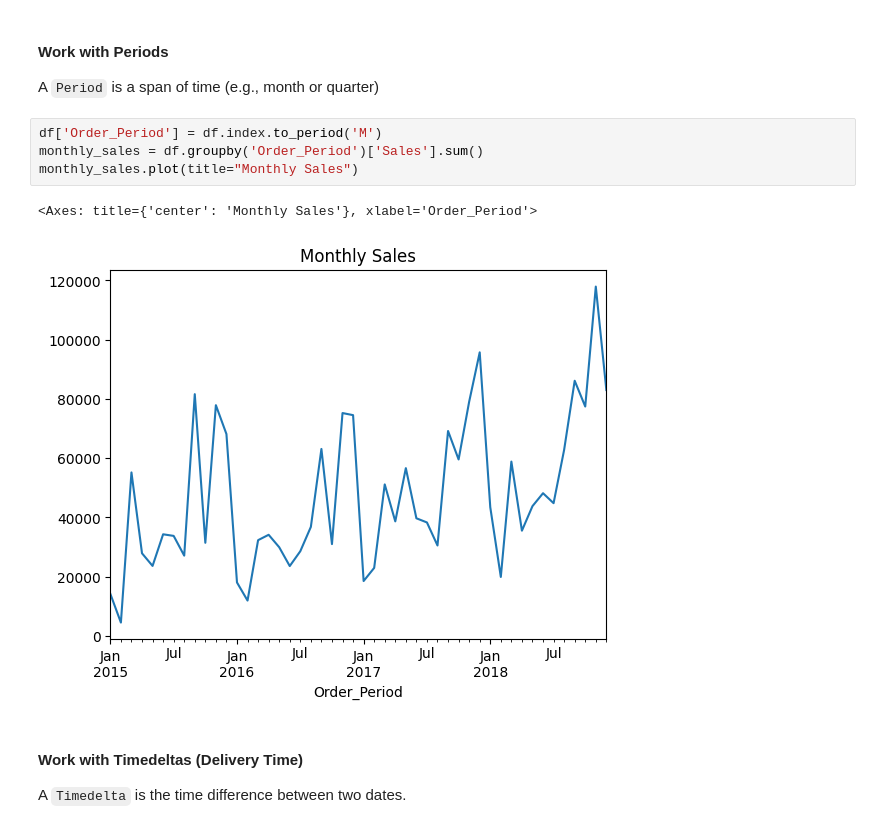
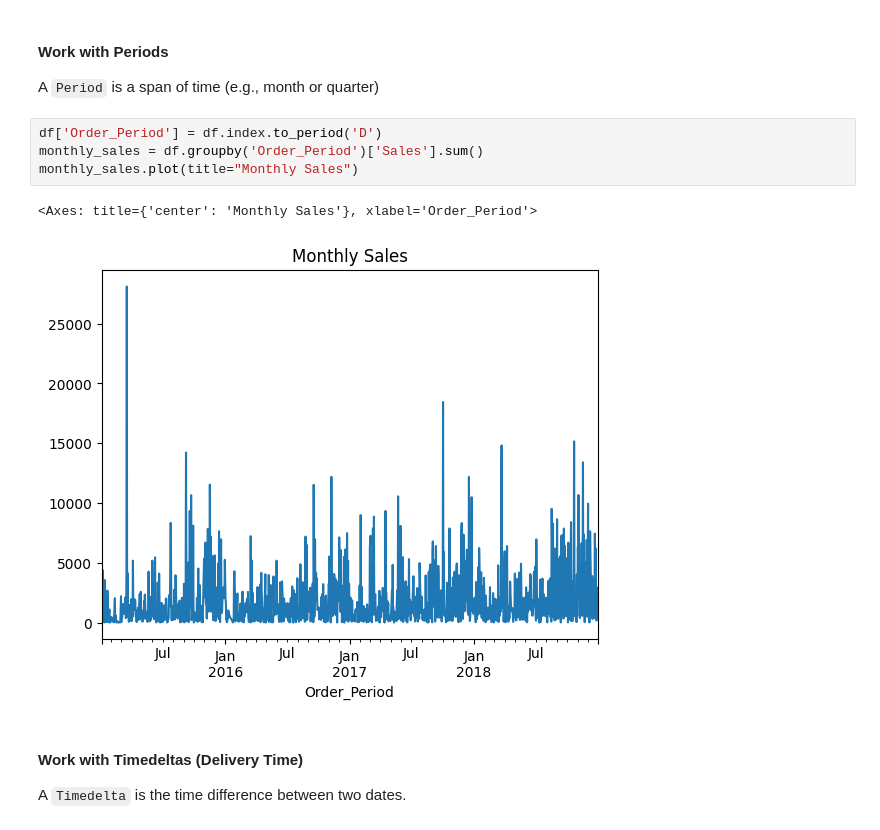
Before and after one commit to bonareri/data-science-class, a Jupyter notebook: 05-Python_for_Data_Science/06_Pandas_Data_Analysis.ipynb, the cells around one changed output. Saved outputs shown, nothing was run; the diff lists cells and outputs as text.

```diff
--- a/05-Python_for_Data_Science/06_Pandas_Data_Analysis.ipynb
+++ b/05-Python_for_Data_Science/06_Pandas_Data_Analysis.ipynb
@@ -951,12 +976,12 @@ monthly_sales.plot(title="Monthly Sales Trend", figsize=(10,4))
 #### Work with Periods
 A `Period` is a span of time (e.g., month or quarter)
 # %%
-df['Order_Period'] = df.index.to_period('M')
+df['Order_Period'] = df.index.to_period('D')
 monthly_sales = df.groupby('Order_Period')['Sales'].sum()
 monthly_sales.plot(title="Monthly Sales")
 # %% [output]
 <Axes: title={'center': 'Monthly Sales'}, xlabel='Order_Period'>
-[figure, old version]
+[figure, new version]
 # %% [markdown]
 #### Work with Timedeltas (Delivery Time)
 A `Timedelta` is the time difference between two dates.
```
Also changed, not shown: parts of 6 cells of this notebook, 7 other files.
